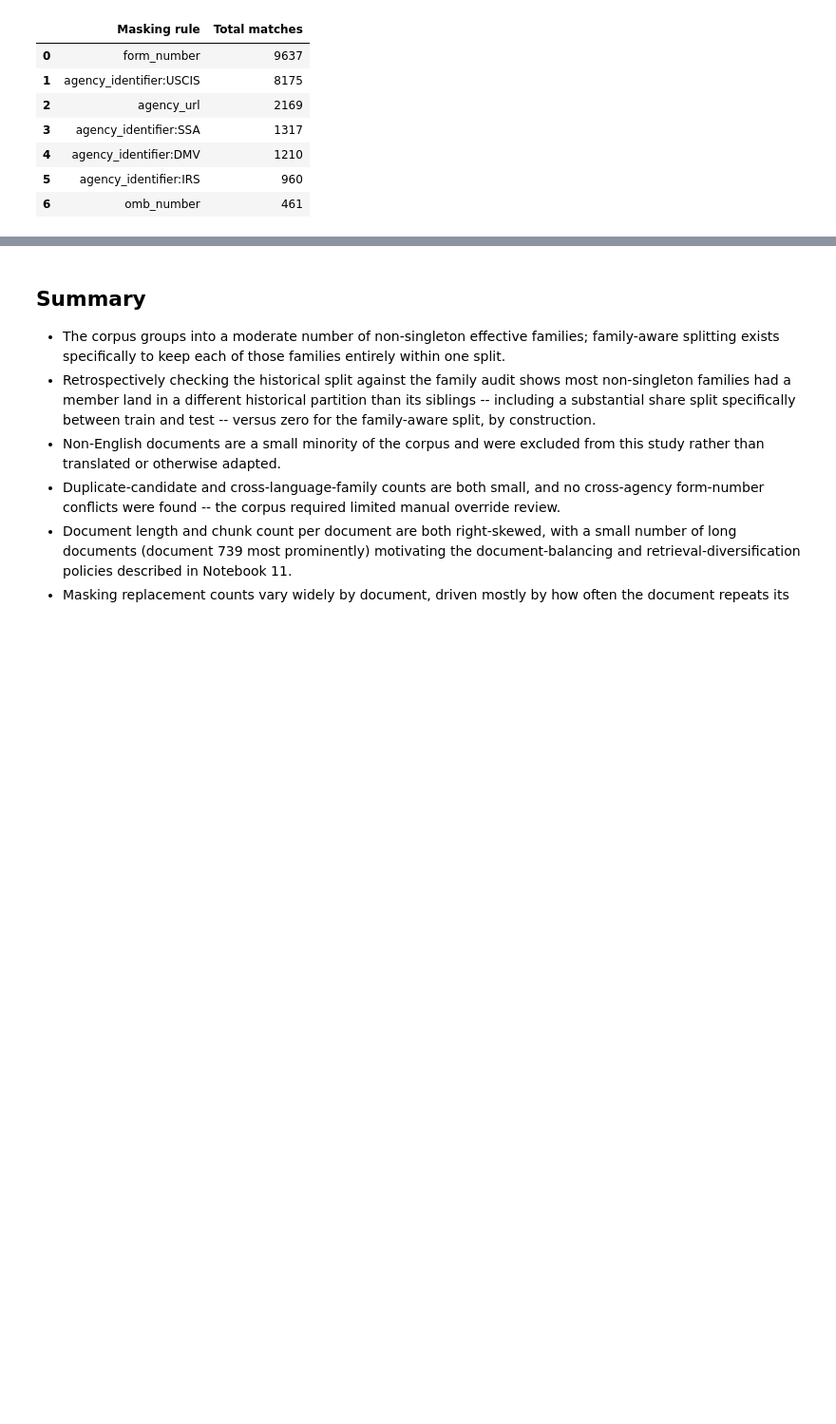
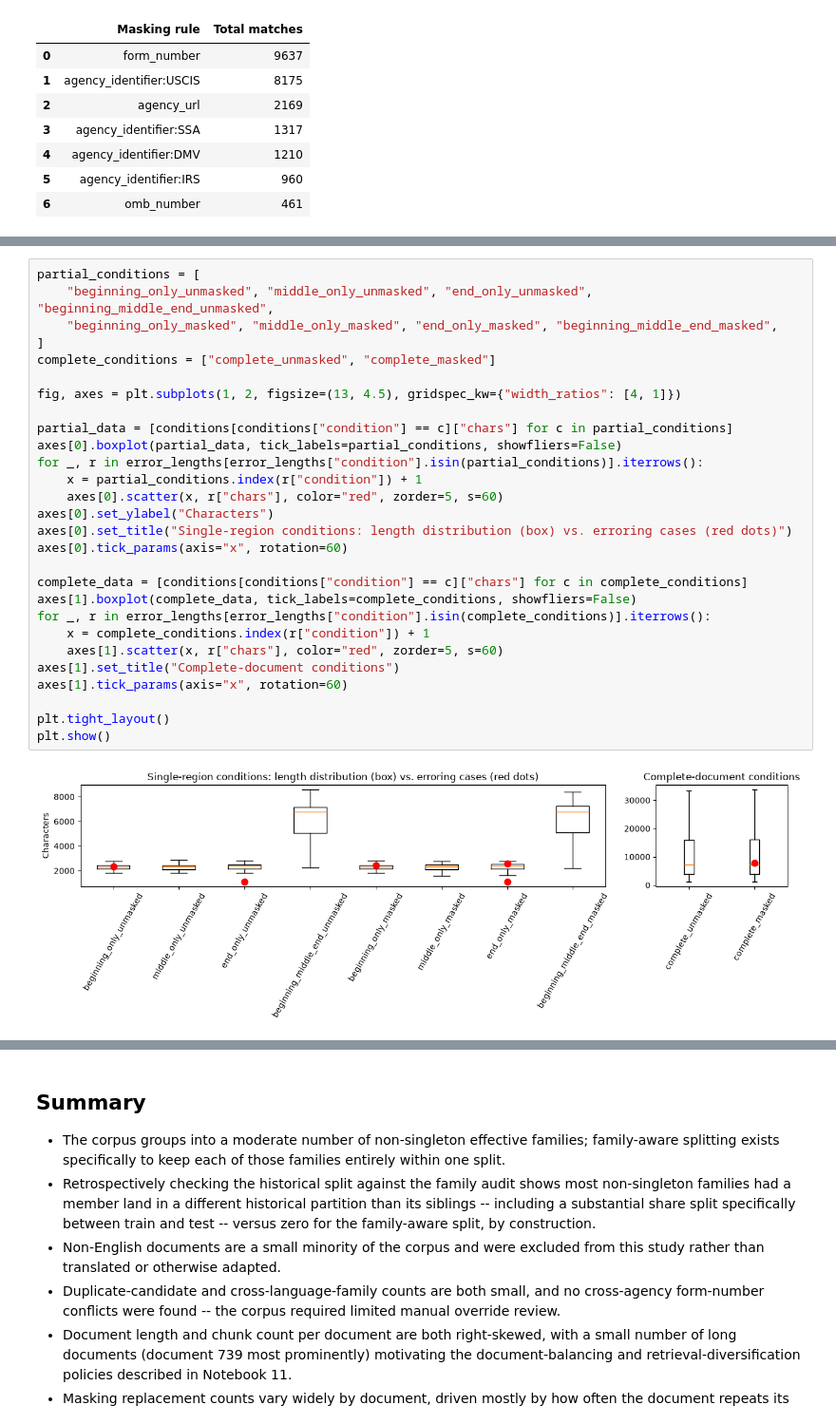
Before and after one commit to al1az1z1/newstart-ai, a Jupyter notebook: newstart_ai_benchmark/notebooks/12_family_aware_eda.ipynb, the cells around one changed output, grey strips where cells are left out. Shown at 95% size. Saved outputs shown, nothing was run; the diff lists cells and outputs as text; blank space fills up the shorter version.

```diff
--- a/newstart_ai_benchmark/notebooks/12_family_aware_eda.ipynb
+++ b/newstart_ai_benchmark/notebooks/12_family_aware_eda.ipynb
@@ -384,0 +511,30 @@ Total matches per masking rule, across every document in train + validation + te
+# %%
+partial_conditions = [
+    "beginning_only_unmasked", "middle_only_unmasked", "end_only_unmasked", "beginning_middle_end_unmasked",
+    "beginning_only_masked", "middle_only_masked", "end_only_masked", "beginning_middle_end_masked",
+]
+complete_conditions = ["complete_unmasked", "complete_masked"]
+
+fig, axes = plt.subplots(1, 2, figsize=(13, 4.5), gridspec_kw={"width_ratios": [4, 1]})
+
+partial_data = [conditions[conditions["condition"] == c]["chars"] for c in partial_conditions]
+axes[0].boxplot(partial_data, tick_labels=partial_conditions, showfliers=False)
+for _, r in error_lengths[error_lengths["condition"].isin(partial_conditions)].iterrows():
+    x = partial_conditions.index(r["condition"]) + 1
+    axes[0].scatter(x, r["chars"], color="red", zorder=5, s=60)
+axes[0].set_ylabel("Characters")
+axes[0].set_title("Single-region conditions: length distribution (box) vs. erroring cases (red dots)")
+axes[0].tick_params(axis="x", rotation=60)
+
+complete_data = [conditions[conditions["condition"] == c]["chars"] for c in complete_conditions]
+axes[1].boxplot(complete_data, tick_labels=complete_conditions, showfliers=False)
+for _, r in error_lengths[error_lengths["condition"].isin(complete_conditions)].iterrows():
+    x = complete_conditions.index(r["condition"]) + 1
+    axes[1].scatter(x, r["chars"], color="red", zorder=5, s=60)
+axes[1].set_title("Complete-document conditions")
+axes[1].tick_params(axis="x", rotation=60)
+
+plt.tight_layout()
+plt.show()
+# %% [output]
+[figure, added]
```
Also changed, not shown: parts of 10 cells of this notebook, 3 other files.
